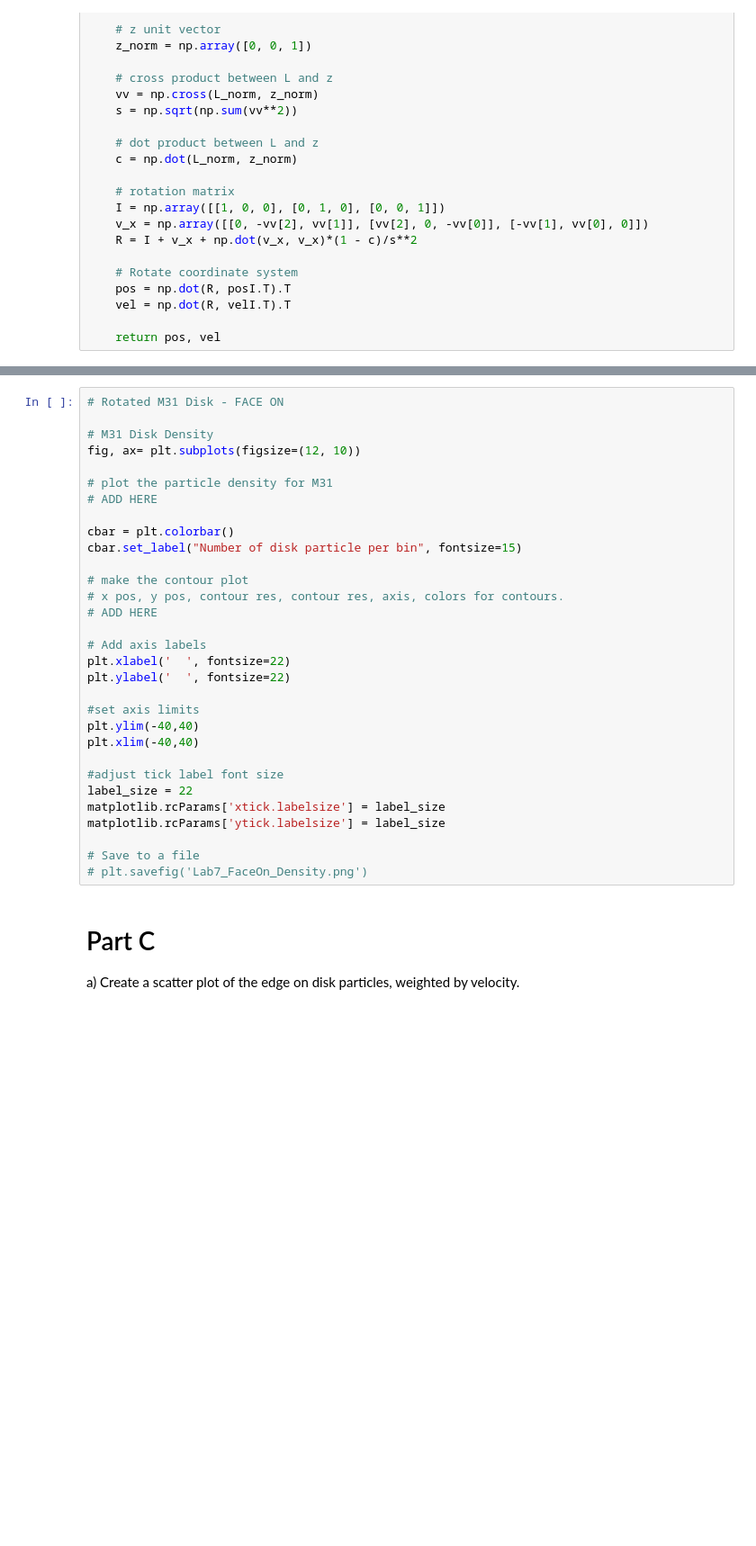
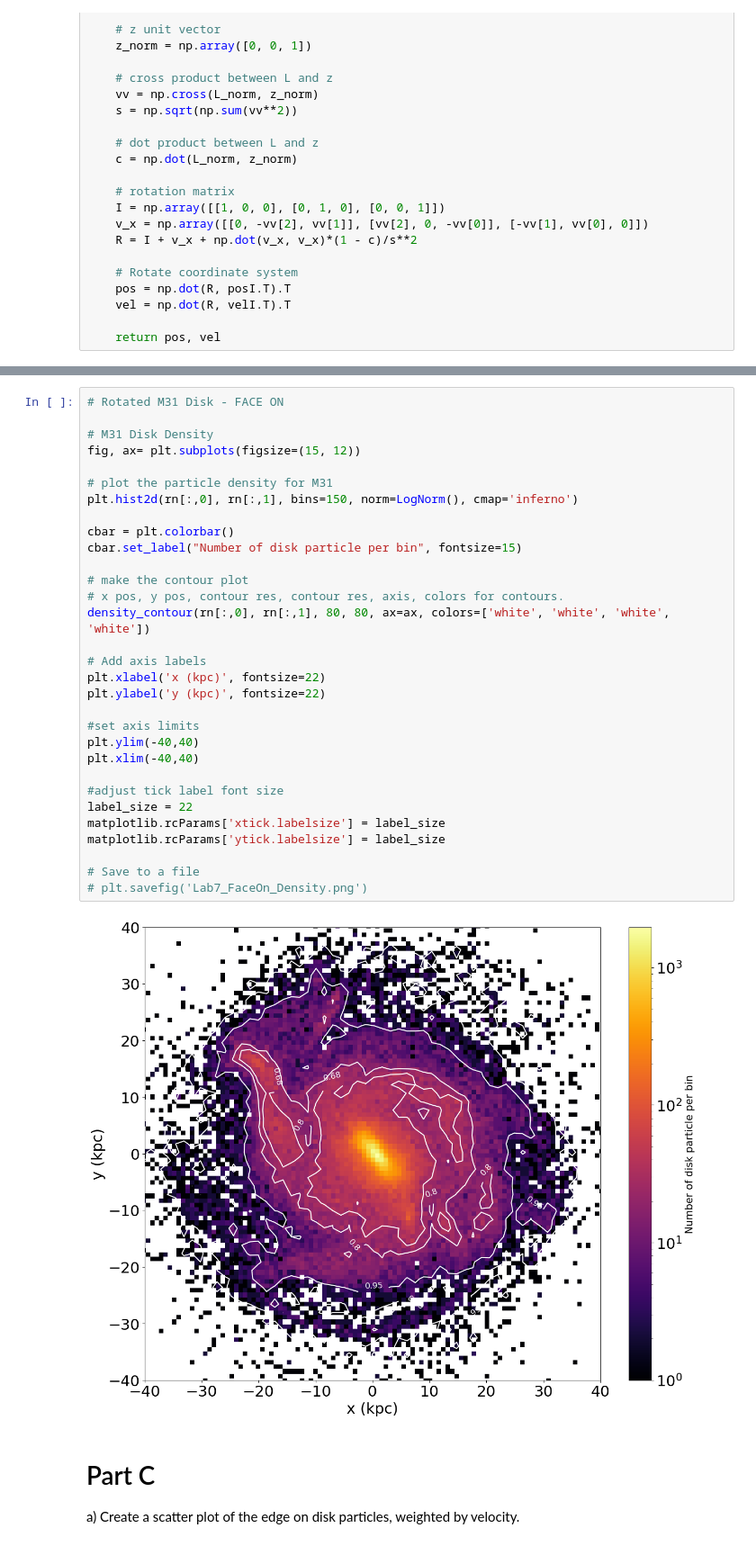
Before and after one commit to abressani/ASTR-400B, a Jupyter notebook: Labs/Lab7/Lab7.ipynb, the cells around one changed output, grey strips where cells are left out. Shown at 90% size. Cells and saved outputs as stored; diff of their text form; blank space fills up the shorter version.

```diff
--- a/Labs/Lab7/Lab7.ipynb
+++ b/Labs/Lab7/Lab7.ipynb
@@ -287,34 +289,36 @@ RuntimeError: No mappable was found to use for colorbar creation. First define a
 # %%
 # Rotated M31 Disk - FACE ON
 
 # M31 Disk Density
-fig, ax= plt.subplots(figsize=(12, 10))
+fig, ax= plt.subplots(figsize=(15, 12))
 
 # plot the particle density for M31
-# ADD HERE
+plt.hist2d(rn[:,0], rn[:,1], bins=150, norm=LogNorm(), cmap='inferno')
 
 cbar = plt.colorbar()
 cbar.set_label("Number of disk particle per bin", fontsize=15)
 
 # make the contour plot
 # x pos, y pos, contour res, contour res, axis, colors for contours.
-# ADD HERE
+density_contour(rn[:,0], rn[:,1], 80, 80, ax=ax, colors=['white', 'white', 'white', 'white'])
 
 # Add axis labels
-plt.xlabel('  ', fontsize=22)
-plt.ylabel('  ', fontsize=22)
+plt.xlabel('x (kpc)', fontsize=22)
+plt.ylabel('y (kpc)', fontsize=22)
 
 #set axis limits
 plt.ylim(-40,40)
 plt.xlim(-40,40)
 
 #adjust tick label font size
 label_size = 22
 matplotlib.rcParams['xtick.labelsize'] = label_size
 matplotlib.rcParams['ytick.labelsize'] = label_size
 
 # Save to a file
 # plt.savefig('Lab7_FaceOn_Density.png')
+# %% [output]
+[figure, added]
 # %% [markdown]
 # Part C
 
```
Also changed, not shown: parts of 10 cells of this notebook, 5 other files.
